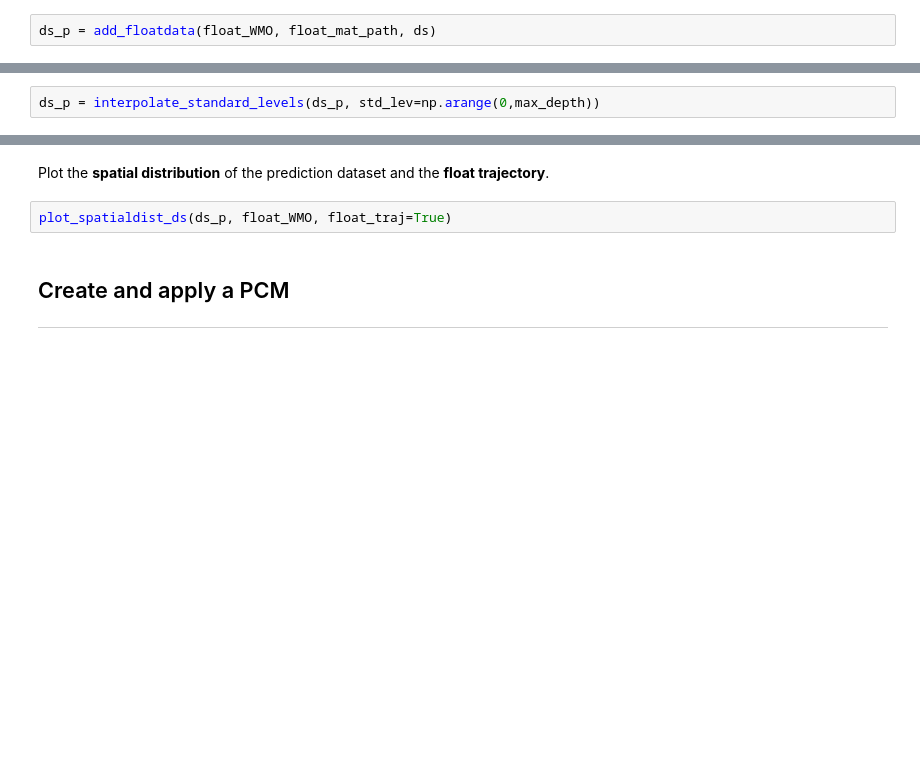
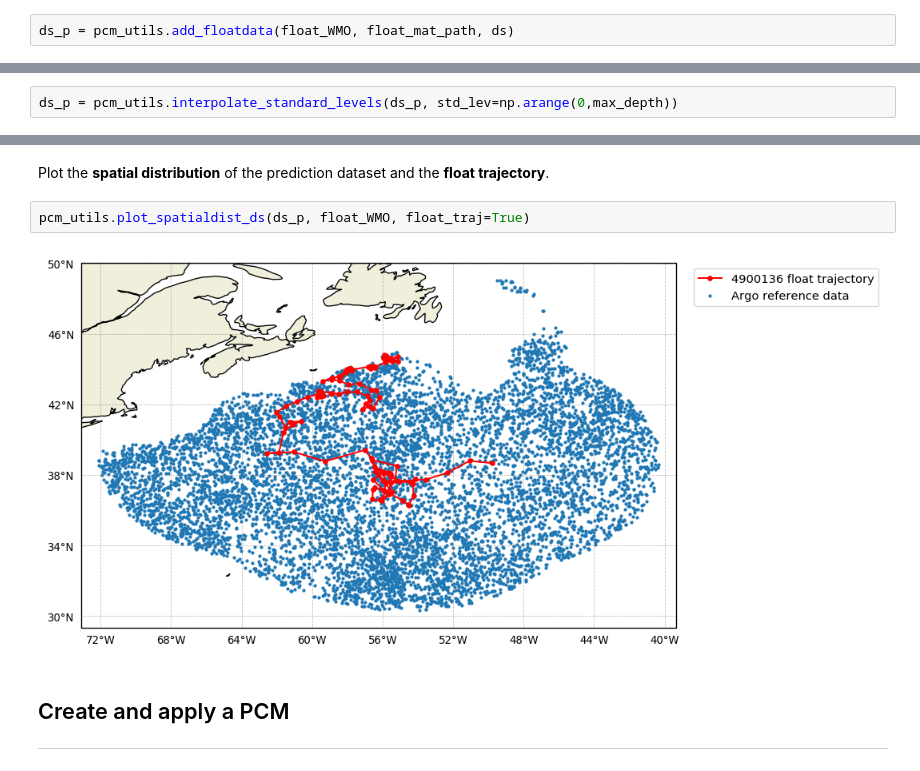
Before and after one commit to euroargodev/DMQC-PCM, a Jupyter notebook: PCM-design/Classif_ArgoReferenceDatabase.ipynb, the cells around one changed output, grey strips where cells are left out. Cells and saved outputs as stored; diff of their text form; blank space fills up the shorter version.

```diff
--- a/PCM-design/Classif_ArgoReferenceDatabase.ipynb
+++ b/PCM-design/Classif_ArgoReferenceDatabase.ipynb
@@ -196,6 +235,6 @@ __Add float data to initial dataset__
 # %% [markdown]
 Float profiles are read in the float source ***.mat*** file used as input by OWC software.
 # %%
-ds_p = add_floatdata(float_WMO, float_mat_path, ds)
+ds_p = pcm_utils.add_floatdata(float_WMO, float_mat_path, ds)
 # %%
 print(ds_p)
@@ -204,6 +262,6 @@ __Interpolate to standard levels__
 # %% [markdown]
 The prediction dataset `ds_p` is interpolated on standard depth levels and the profiles shallower than the **max_depth** are dropped out.
 # %%
-ds_p = interpolate_standard_levels(ds_p, std_lev=np.arange(0,max_depth))
+ds_p = pcm_utils.interpolate_standard_levels(ds_p, std_lev=np.arange(0,max_depth))
 # %%
 print(ds_p)
@@ -210,7 +287,9 @@ print(ds_p)
 # %% [markdown]
 Plot the **spatial distribution** of the prediction dataset and the **float trajectory**.
 # %%
-plot_spatialdist_ds(ds_p, float_WMO, float_traj=True)
+pcm_utils.plot_spatialdist_ds(ds_p, float_WMO, float_traj=True)
+# %% [output]
+[figure, added]
 # %% [markdown]
 ## Create and apply a PCM
 ***
```
Also changed, not shown: parts of 27 cells of this notebook, 18 other files.
